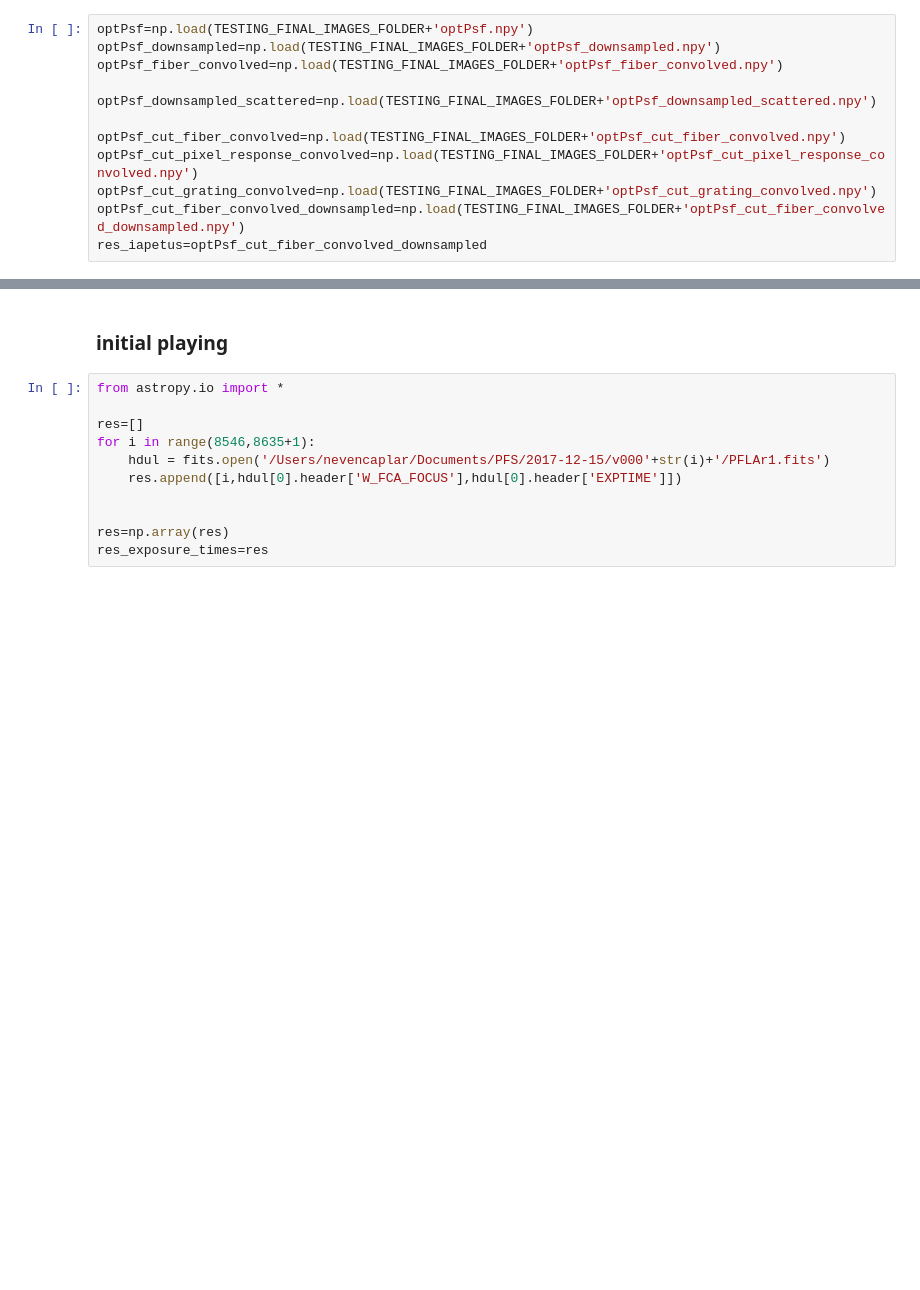
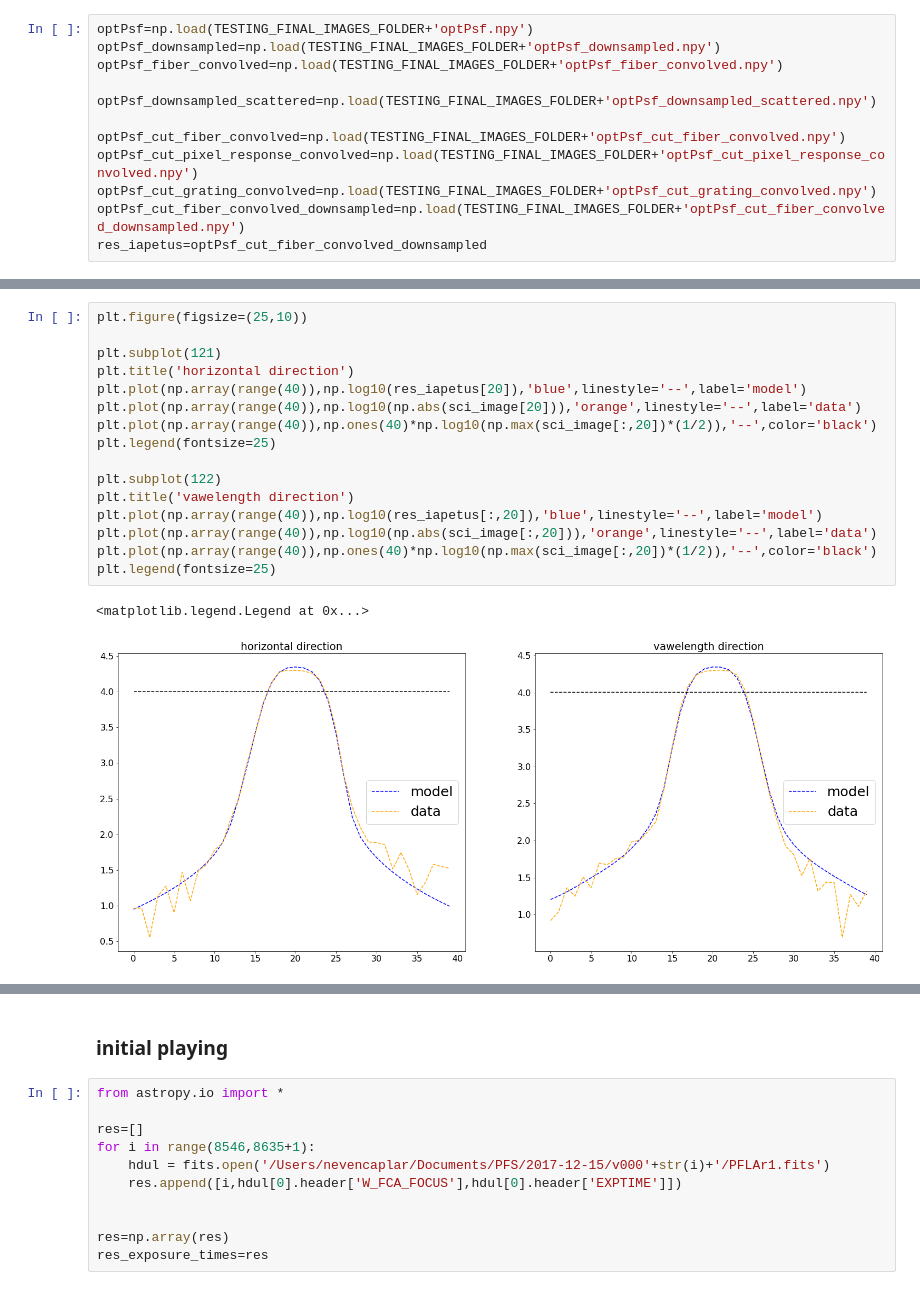
Before and after one commit to Subaru-PFS/dev_2ddrp, a Jupyter notebook: Zernike_Work.ipynb, the cells around one changed output, grey strips where cells are left out. Cells and saved outputs as stored; diff of their text form; blank space fills up the shorter version.

```diff
--- a/Zernike_Work.ipynb
+++ b/Zernike_Work.ipynb
@@ -1136,0 +1201,19 @@ plt.title('chi map downsampled 4x')
+# %%
+plt.figure(figsize=(25,10))
+
+plt.subplot(121)
+plt.title('horizontal direction')
+plt.plot(np.array(range(40)),np.log10(res_iapetus[20]),'blue',linestyle='--',label='model')
+plt.plot(np.array(range(40)),np.log10(np.abs(sci_image[20])),'orange',linestyle='--',label='data')
+plt.plot(np.array(range(40)),np.ones(40)*np.log10(np.max(sci_image[:,20])*(1/2)),'--',color='black')
+plt.legend(fontsize=25)
+
+plt.subplot(122)
+plt.title('vawelength direction')
+plt.plot(np.array(range(40)),np.log10(res_iapetus[:,20]),'blue',linestyle='--',label='model')
+plt.plot(np.array(range(40)),np.log10(np.abs(sci_image[:,20])),'orange',linestyle='--',label='data')
+plt.plot(np.array(range(40)),np.ones(40)*np.log10(np.max(sci_image[:,20])*(1/2)),'--',color='black')
+plt.legend(fontsize=25)
+# %% [output]
+<matplotlib.legend.Legend at 0x...>
+[figure, added]
```
Also changed, not shown: parts of 31 cells of this notebook, 1 other file.
